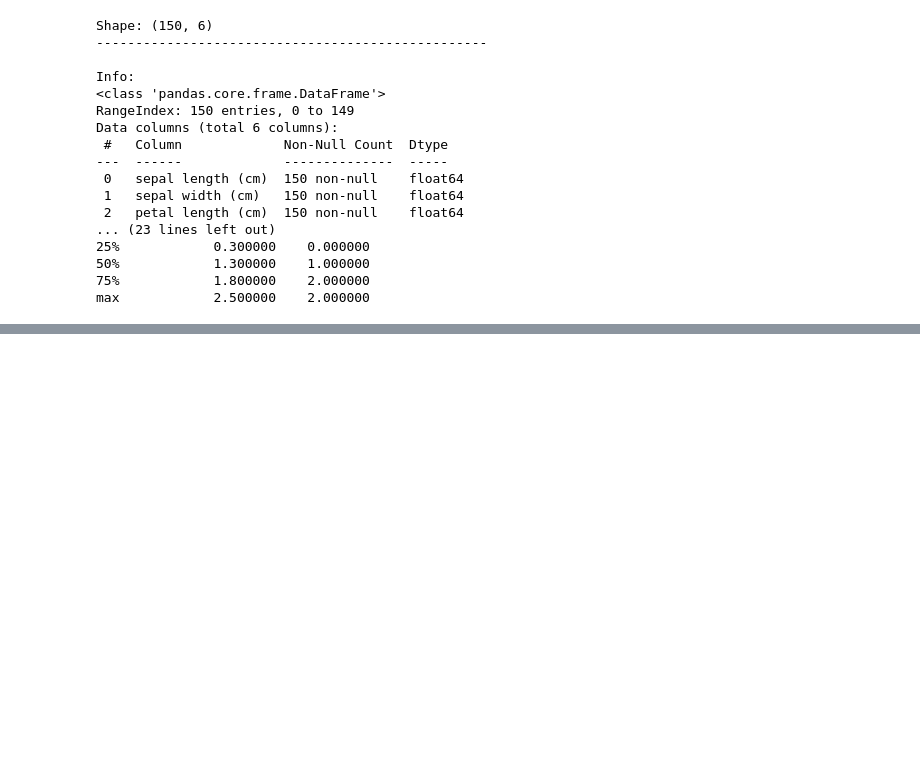
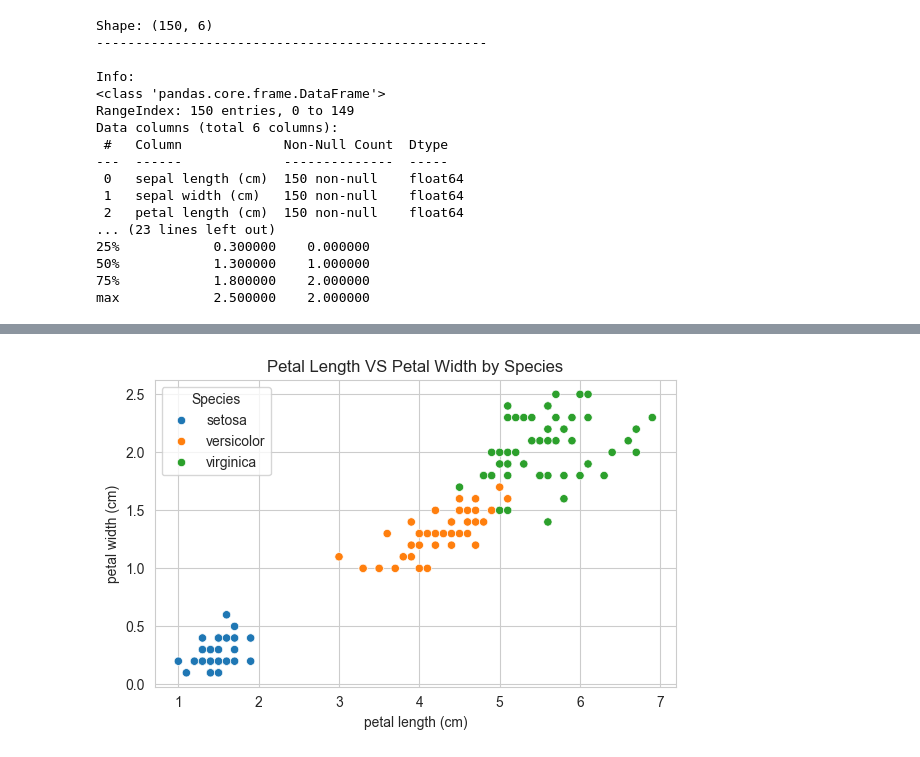
Before and after one commit to bibekpandey0521/eda_iris, a Jupyter notebook: iris_dataset_exploration.ipynb, the cells around one changed output, grey strips where cells are left out. Saved outputs shown, nothing was run; the diff lists cells and outputs as text; code cells hidden in the pictures; blank space fills up the shorter version.

```diff
--- a/iris_dataset_exploration.ipynb
+++ b/iris_dataset_exploration.ipynb
@@ -149,0 +269,14 @@ max            2.500000    2.000000
+# %%
+# Simple scatter with hue (example: petal length vs petal width)
+plt.figure(figsize=(6,4))
+sns.scatterplot(
+    data = df,
+    x="petal length (cm)",
+    y="petal width (cm)",
+    hue="Species"
+)
+plt.title("Petal Length VS Petal Width by Species")
+plt.tight_layout()
+plt.show()
+# %% [output]
+[figure, added]
```
Also changed, not shown: parts of 13 cells of this notebook.
